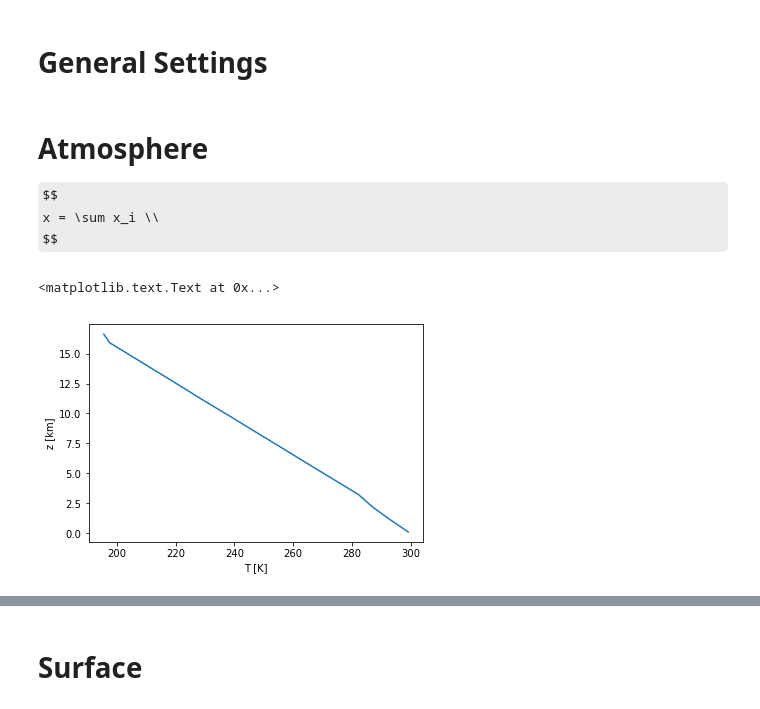
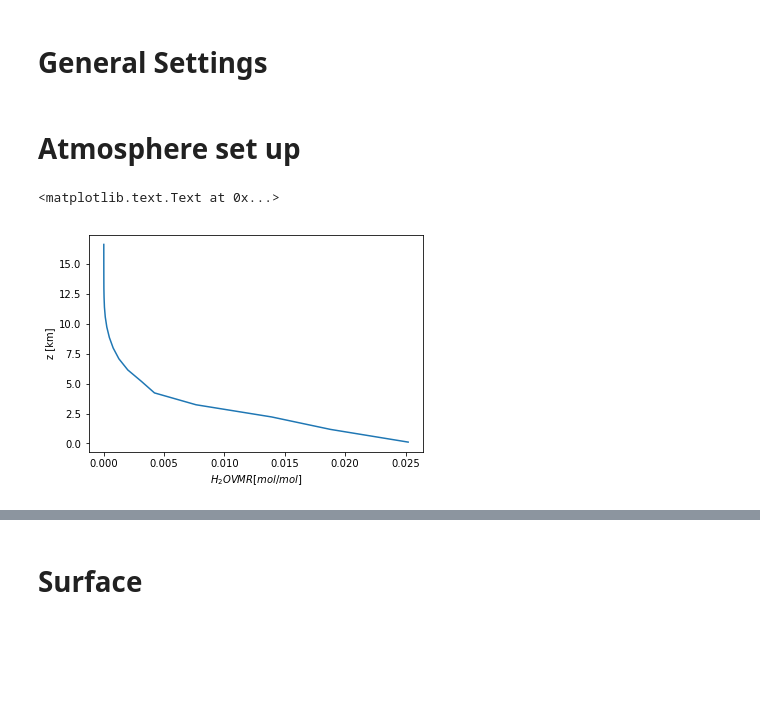
Before and after one commit to cheesetarian/typhon_examples, a Jupyter notebook: WV_retrieval.ipynb, the cells around one changed output, grey strips where cells are left out. Cells and saved outputs as stored; diff of their text form; code cells hidden in the pictures; some formulas as TeX source; blank space fills up the shorter version.

```diff
--- a/WV_retrieval.ipynb
+++ b/WV_retrieval.ipynb
@@ -30,26 +32,30 @@ ws.abs_lines_per_speciesCreateFromLines()
 ws.stokes_dim = 1
 ws.iy_unit = "PlanckBT"
 ws.cloudboxOff()
-# %% [markdown]
-# Atmosphere
-
-$$
-x = \sum x_i \\
-$$
+# %% [markdown]
+# Atmosphere set up
 # %%
-ws.atmosphere_dim = 1
-ws.VectorNLogSpace( ws.p_grid, 20, 1e5, 1e4 )
-ws.AtmRawRead( basename = "planets/Earth/Fascod/tropical/tropical")
+ws.atmosphere_dim = 1  # for 1DVAR
+ws.VectorNLogSpace( ws.p_grid, 20, 1e5, 1e4 ) # 20 levels from 1000 to 100 hPa
+ws.AtmRawRead( basename = "planets/Earth/Fascod/tropical/tropical") #tropical atmosphere assumed
 ws.AtmFieldsCalc()
 ws.AbsInputFromAtmFields()
 
 ws.z_surface = np.asarray(ws.z_field)[0]
 ws.t_surface = np.asarray(ws.t_field)[0]
 
-
-plt.plot(np.asarray(ws.t_field).ravel(), np.asarray(ws.z_field).ravel() * 1e-3)
-plt.xlabel("T [K]")
+# plot T, water vapor, N2 and O2 versus altitude
+#plt.plot(np.asarray(ws.t_field).ravel(), np.asarray(ws.z_field).ravel() * 1e-3)
+#plt.xlabel("T [K]")
+#plt.ylabel("z [km]")
+plt.plot(np.asarray(ws.vmr_field)[0,:,0,0], np.asarray(ws.z_field).ravel() * 1e-3)
+plt.xlabel("$H_2O VMR [mol/mol$]")
 plt.ylabel("z [km]")
+#plt.plot(np.asarray(ws.vmr_field)[1,:,0,0], np.asarray(ws.z_field).ravel() * 1e-3, label="$O_2$")
+#plt.plot(np.asarray(ws.vmr_field)[2,:,0,0], np.asarray(ws.z_field).ravel() * 1e-3, label="$N_2$")
+#plt.xlabel("vmr [mol / mol]")
+#plt.ylabel("z [km]")
+#plt.legend()
 # %% [output]
 <matplotlib.text.Text at 0x...>
-[figure, old version]
+[figure, new version]
```
Also changed, not shown: parts of 29 cells of this notebook.
